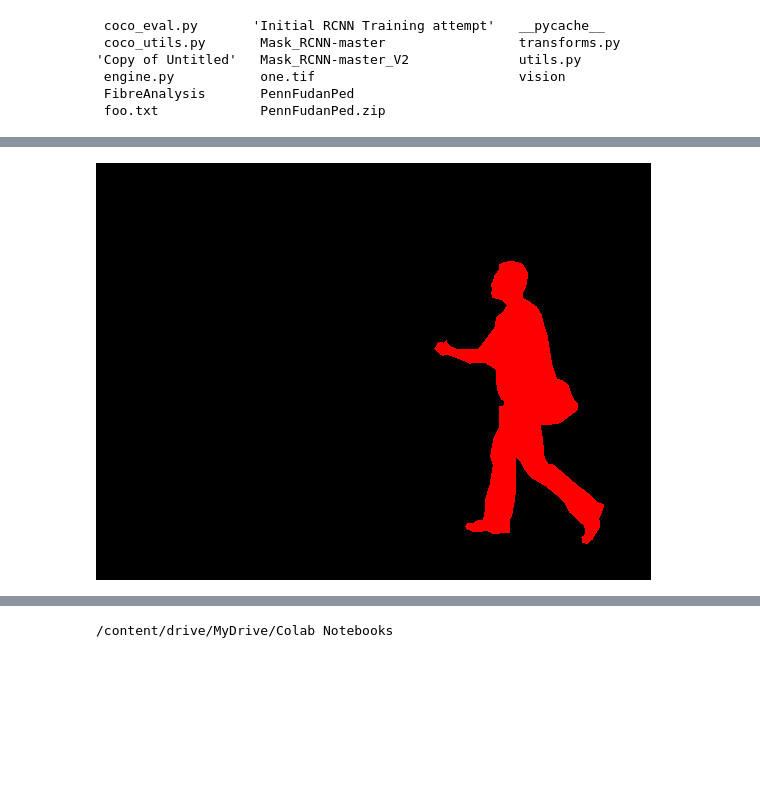
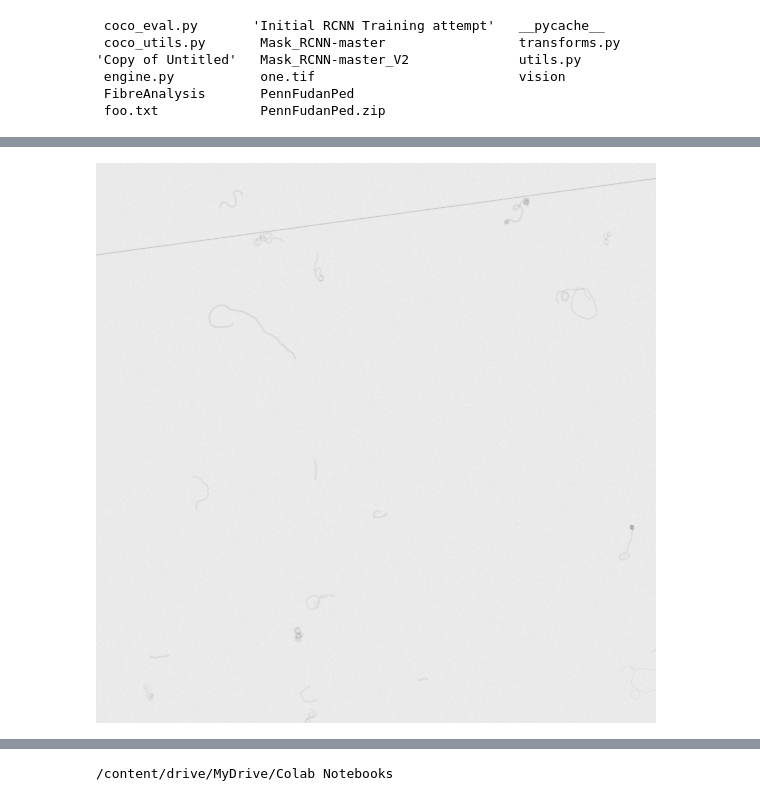
Before and after one commit to DeiricSean/FibreAnalysis, a Jupyter notebook: Training/MaskRCNN/Mask RCNN Model.ipynb, the cells around one changed output, grey strips where cells are left out. Drawn from its saved outputs; the diff is of its cells as text; code cells hidden in the pictures; blank space fills up the shorter version.

```diff
--- a/Training/MaskRCNN/Mask RCNN Model.ipynb
+++ b/Training/MaskRCNN/Mask RCNN Model.ipynb
@@ -5,4 +5,6 @@ from google.colab import drive
 drive.mount('/content/drive')
 # %% [output]
 Mounted at /content/drive
+# %%
+rootDirectory = '/content/drive/MyDrive/Colab Notebooks/FibreAnalysis/Data/synth'
 # %%
@@ -28,18 +24,8 @@ Image.open('PennFudanPed/PNGImages/FudanPed00020.png')
-# %%
-# Check to see if the dataset looks ok
-
-mask = Image.open('PennFudanPed/PedMasks/FudanPed00020_mask.png')
-mask = Image.open('PennFudanPed/PedMasks/FudanPed00020_mask.png').convert('P')
-# each mask instance has a different color, from zero to N, where
-# N is the number of instances. In order to make visualization easier,
-# let's adda color palette to the mask.
-mask.putpalette([
-    0, 0, 0, # black background
-    255, 0, 0, # index 1 is red
-    255, 255, 0, # index 2 is yellow
-    255, 153, 0, # index 3 is orange
-    200,200,200, # index 4
-])
-mask
-# %% [output]
-[figure, removed]
+# %%
+import os
+from PIL import Image
+
+image_path = os.path.join(rootDirectory, 'images' , 'image_2023-06-21_20-57-15-557748.png')
+Image.open(image_path)
+# %% [output]
+[figure, added]
```
Also changed, not shown: parts of 22 cells of this notebook.
